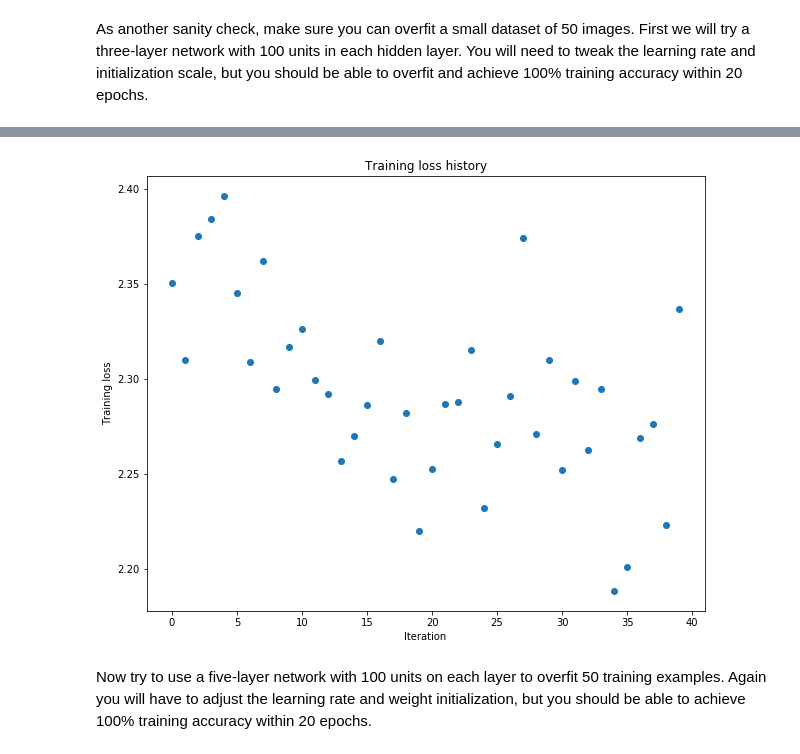
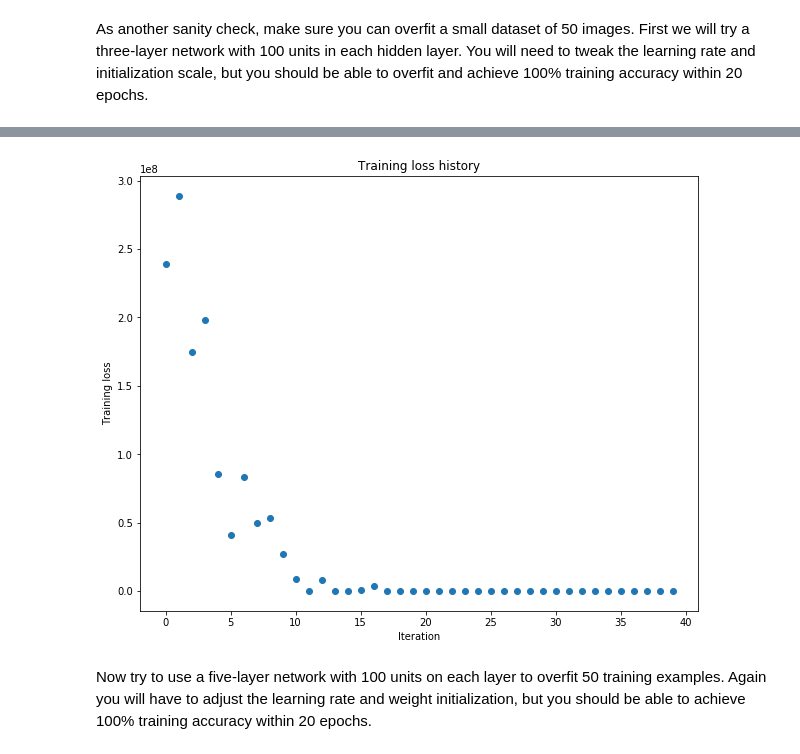
Before and after one commit to belskikh/stanford, a Jupyter notebook: assignment2/FullyConnectedNets.ipynb, the cells around one changed output, grey strips where cells are left out. Saved outputs shown, nothing was run; the diff lists cells and outputs as text; code cells hidden in the pictures.

```diff
--- a/assignment2/FullyConnectedNets.ipynb
+++ b/assignment2/FullyConnectedNets.ipynb
@@ -449,8 +449,8 @@ small_data = {
   'y_val': data['y_val'],
 }
 
-weight_scale = 1e-2
-learning_rate = 1e-4
+weight_scale = 10
+learning_rate = 1e-5
 model = FullyConnectedNet([100, 100],
               weight_scale=weight_scale, dtype=np.float64)
 solver = Solver(model, small_data,
@@ -488,4 +488,4 @@ plt.show()
-[figure, old version]
+[figure, new version]
 # %% [markdown]
 Now try to use a five-layer network with 100 units on each layer to overfit 50 training examples. Again you will have to adjust the learning rate and weight initialization, but you should be able to achieve 100% training accuracy within 20 epochs.
 # %%
```
Also changed, not shown: parts of 4 cells of this notebook, 2 other files.
